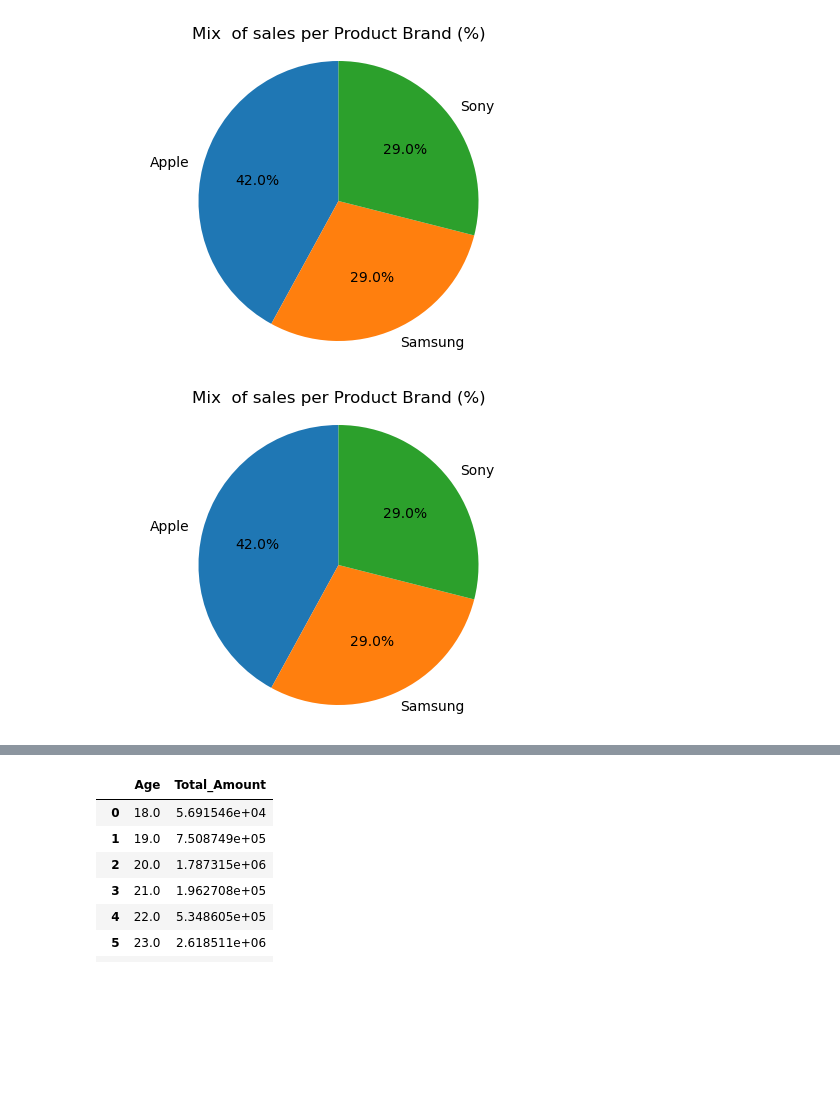
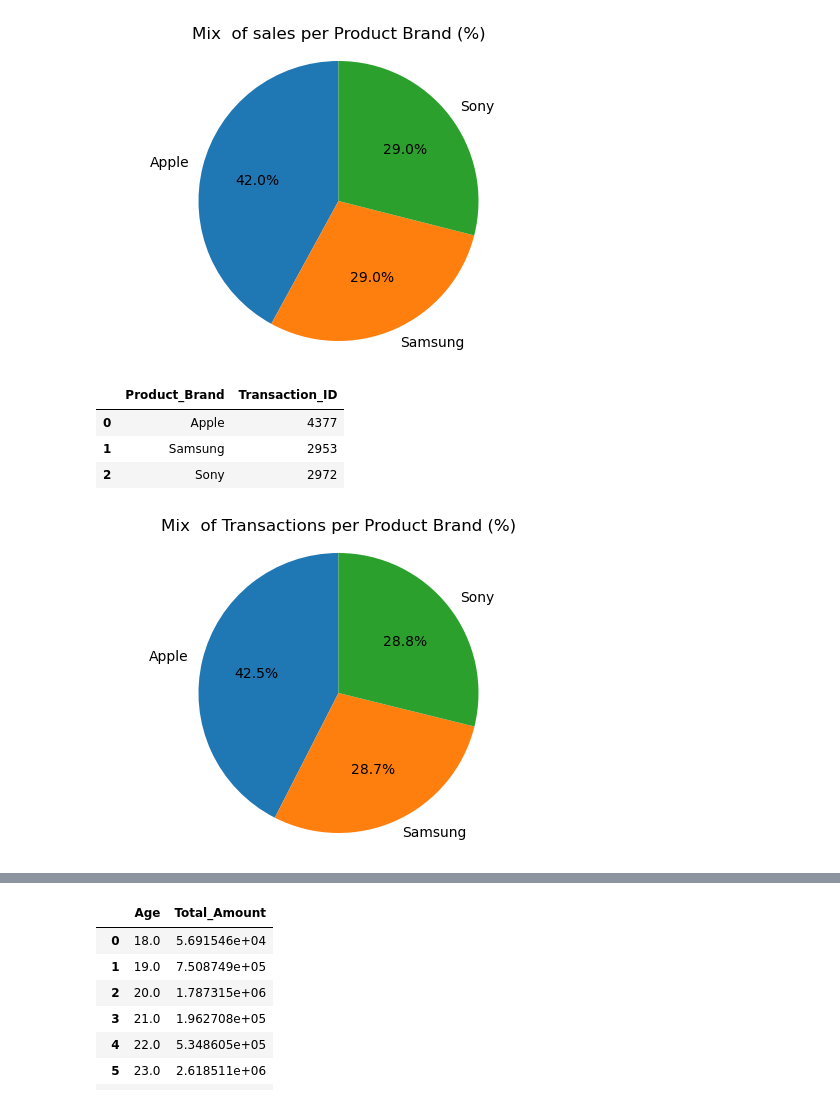
Before and after one commit to icamacho80/Project-3, a Jupyter notebook: Salesanalysisproject3.ipynb, the cells around one changed output, grey strips where cells are left out. Saved outputs shown, nothing was run; the diff lists cells and outputs as text; code cells hidden in the pictures; blank space fills up the shorter version.

```diff
--- a/Salesanalysisproject3.ipynb
+++ b/Salesanalysisproject3.ipynb
@@ -667,20 +671,29 @@ plt.axis('equal')
 plt.show()
 # %% [output]
 [figure]
+# %%
+Transactions_2023_Prod_Brand_df = Sales_2023_tech_df[['Product_Brand','Transaction_ID']]
+Transactions_2023_Brandconsol_df = Transactions_2023_Prod_Brand_df.groupby('Product_Brand')['Transaction_ID'].count().reset_index()
+Transactions_2023_Brandconsol_df.head(10)
+# %% [output]
+|  | Product_Brand | Transaction_ID |
+| 0 | Apple | 4377 |
+| 1 | Samsung | 2953 |
+| 2 | Sony | 2972 |
 # %%
 plt.figure(figsize=(6, 4))
 
 colors = plt.cm.tab10.colors[:5]
 
-plt.pie(Sales_2023_Brandconsol_df['Total_Amount'],
+plt.pie(Transactions_2023_Brandconsol_df ['Transaction_ID'],
         #explode=explode,
-        labels=Sales_2023_Brandconsol_df['Product_Brand'],
+        labels=Transactions_2023_Brandconsol_df ['Product_Brand'],
         autopct='%1.1f%%',
         startangle=90,
         shadow=False,
         colors=colors)
-plt.title('Mix  of sales per Product Brand (%)')
+plt.title('Mix  of Transactions per Product Brand (%)')
 plt.axis('equal')
 plt.show()
 # %% [output]
-[figure, old version]
+[figure, new version]
```
Also changed, not shown: parts of 22 cells of this notebook, 7 other files.
